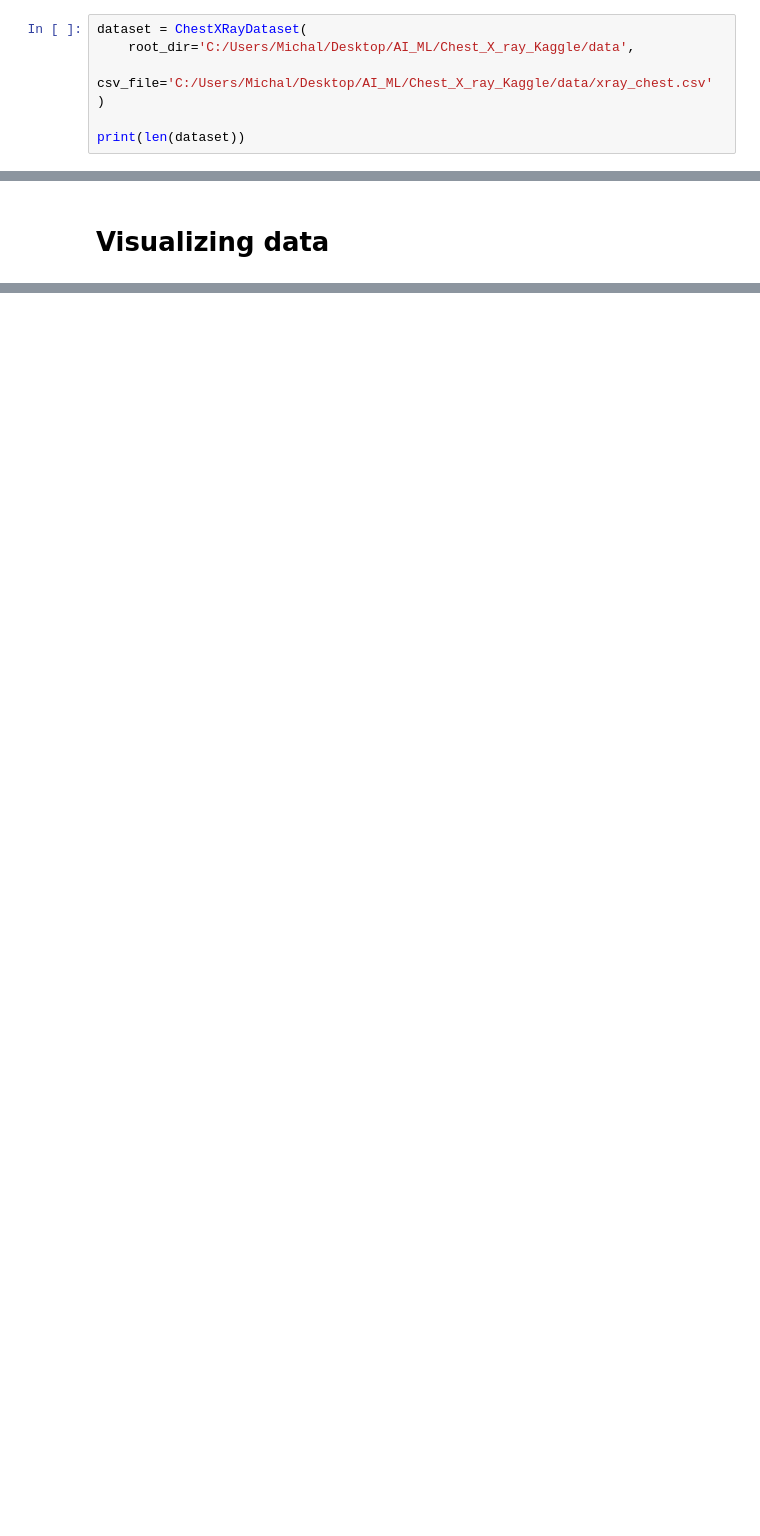
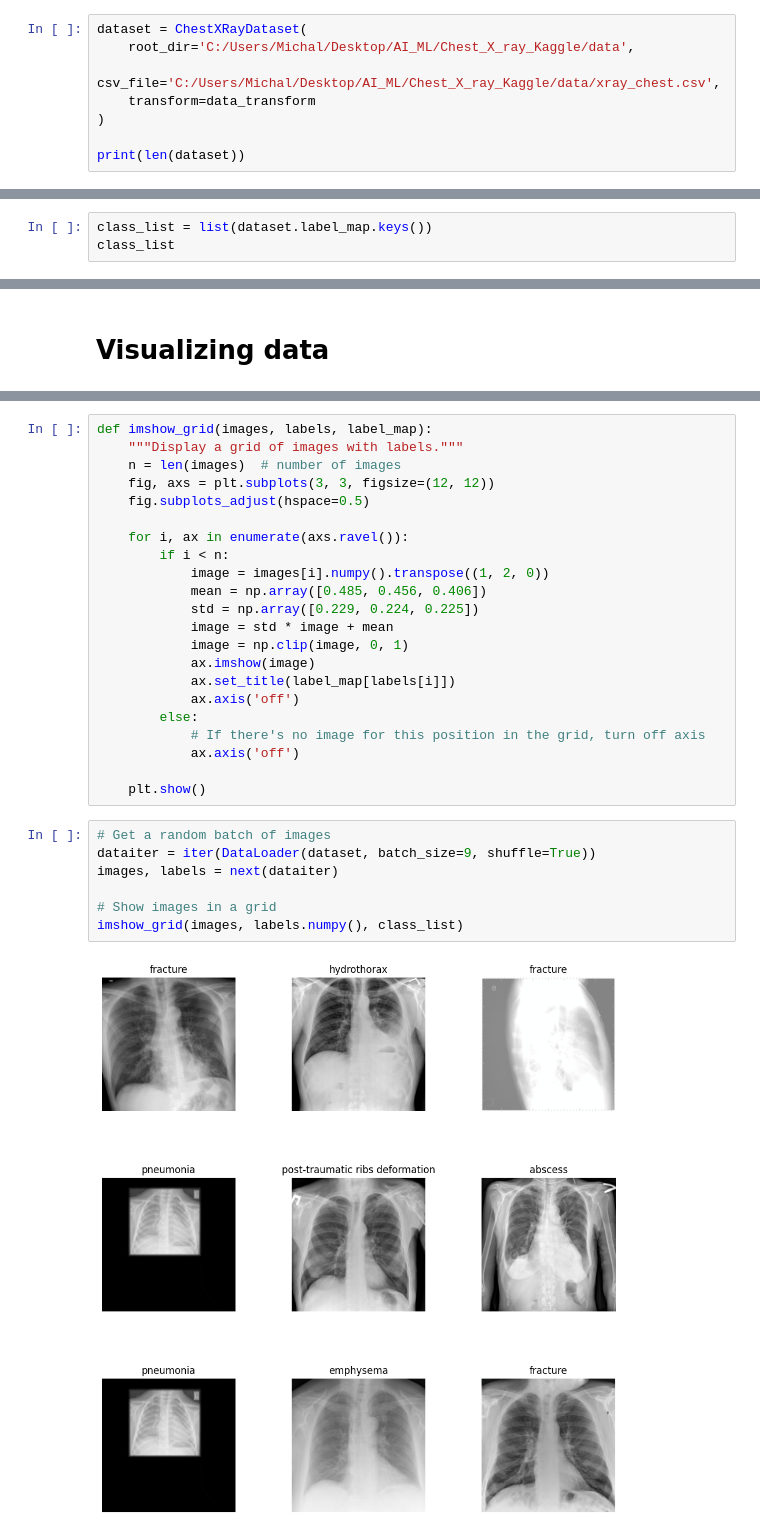
Before and after one commit to mj300405/AI_ML, a Jupyter notebook: Chest_X_ray_Kaggle/model.ipynb, the cells around one changed output, grey strips where cells are left out. Cells and saved outputs as stored; diff of their text form; blank space fills up the shorter version.

Commit message:
Data visualization method

```diff
--- a/Chest_X_ray_Kaggle/model.ipynb
+++ b/Chest_X_ray_Kaggle/model.ipynb
@@ -62,7 +63,8 @@ data_transform = transforms.Compose([
 # %%
 dataset = ChestXRayDataset(
     root_dir='C:/Users/Michal/Desktop/AI_ML/Chest_X_ray_Kaggle/data',
-    csv_file='C:/Users/Michal/Desktop/AI_ML/Chest_X_ray_Kaggle/data/xray_chest.csv'
+    csv_file='C:/Users/Michal/Desktop/AI_ML/Chest_X_ray_Kaggle/data/xray_chest.csv',
+    transform=data_transform
 )
 
 print(len(dataset))
@@ -83,0 +88,3 @@ test_loader = DataLoader(test_dataset, batch_size=batch_size, shuffle=False)
+# %%
+class_list = list(dataset.label_map.keys())
+class_list
@@ -85,0 +113,31 @@ test_loader = DataLoader(test_dataset, batch_size=batch_size, shuffle=False)
+# %%
+def imshow_grid(images, labels, label_map):
+    """Display a grid of images with labels."""
+    n = len(images)  # number of images
+    fig, axs = plt.subplots(3, 3, figsize=(12, 12))
+    fig.subplots_adjust(hspace=0.5)
+
+    for i, ax in enumerate(axs.ravel()):
+        if i < n:
+            image = images[i].numpy().transpose((1, 2, 0))
+            mean = np.array([0.485, 0.456, 0.406])
+            std = np.array([0.229, 0.224, 0.225])
+            image = std * image + mean
+            image = np.clip(image, 0, 1)
+            ax.imshow(image)
+            ax.set_title(label_map[labels[i]])
+            ax.axis('off')
+        else:
+            # If there's no image for this position in the grid, turn off axis
+            ax.axis('off')
+
+    plt.show()
+# %%
+# Get a random batch of images
+dataiter = iter(DataLoader(dataset, batch_size=9, shuffle=True))
+images, labels = next(dataiter)
+
+# Show images in a grid
+imshow_grid(images, labels.numpy(), class_list)
+# %% [output]
+[figure, added]
```
Also changed, not shown: parts of 4 cells of this notebook.
